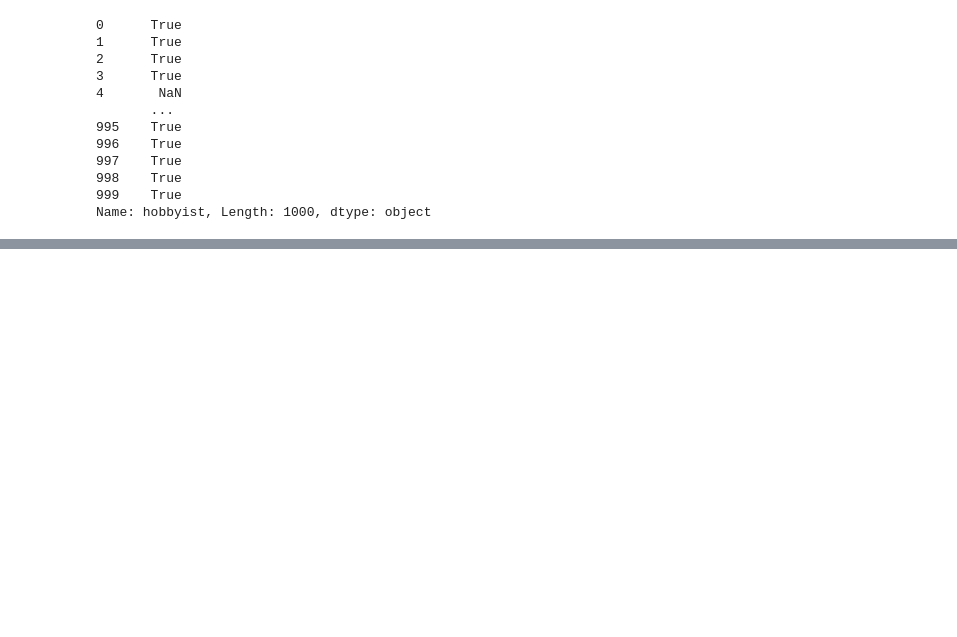
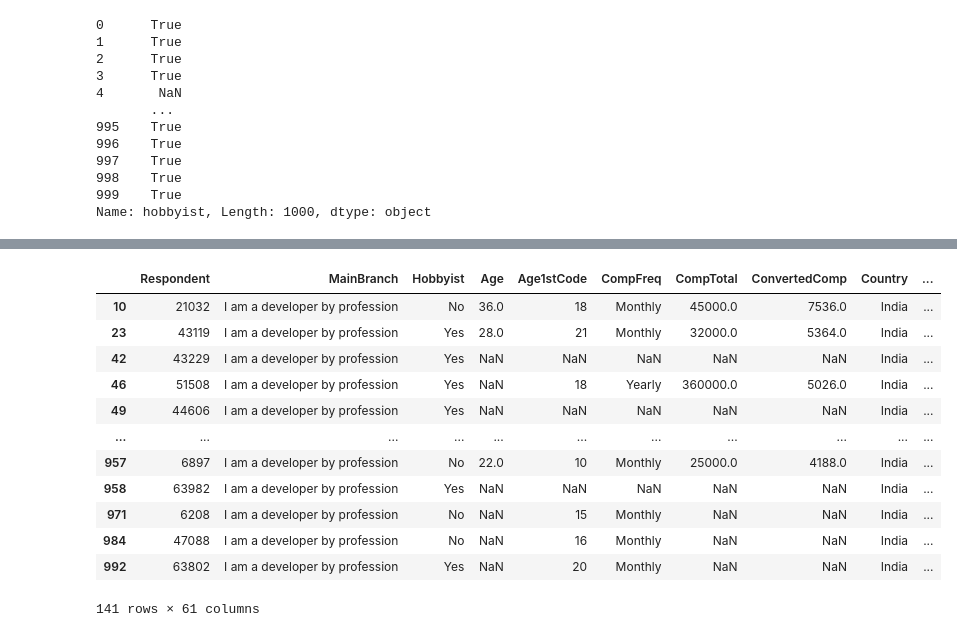
Before and after one commit to YJCheng1210/Matplotlib_Numpy_Pandas, a Jupyter notebook: Pandas_Lab2 - Data Analysis, Filtering, Groupby, Joining.ipynb, the cells around one changed output, grey strips where cells are left out. Cells and saved outputs as stored; diff of their text form; code cells hidden in the pictures; blank space fills up the shorter version.

```diff
--- a/Pandas_Lab2 - Data Analysis, Filtering, Groupby, Joining.ipynb
+++ b/Pandas_Lab2 - Data Analysis, Filtering, Groupby, Joining.ipynb
@@ -2041,0 +2091,18 @@ Name: age1stcode, Length: 1000, dtype: bool
+# %%
+country_groups = survey_df.groupby(['Country'])
+# %%
+country_groups.get_group('India')
+# %% [output]
+|  | Respondent | MainBranch | Hobbyist | Age | Age1stCode | CompFreq | CompTotal | ConvertedComp | Country | ... |
+| 10 | 21032 | I am a developer by profession | No | 36.0 | 18 | Monthly | 45000.0 | 7536.0 | India | ... |
+| 23 | 43119 | I am a developer by profession | Yes | 28.0 | 21 | Monthly | 32000.0 | 5364.0 | India | ... |
+| 42 | 43229 | I am a developer by profession | Yes | NaN | NaN | NaN | NaN | NaN | India | ... |
+| 46 | 51508 | I am a developer by profession | Yes | NaN | 18 | Yearly | 360000.0 | 5026.0 | India | ... |
+| 49 | 44606 | I am a developer by profession | Yes | NaN | NaN | NaN | NaN | NaN | India | ... |
+| ... | ... | ... | ... | ... | ... | ... | ... | ... | ... | ... |
+| 957 | 6897 | I am a developer by profession | No | 22.0 | 10 | Monthly | 25000.0 | 4188.0 | India | ... |
+| 958 | 63982 | I am a developer by profession | Yes | NaN | NaN | NaN | NaN | NaN | India | ... |
+| 971 | 6208 | I am a developer by profession | No | NaN | 15 | Monthly | NaN | NaN | India | ... |
+| 984 | 47088 | I am a developer by profession | No | NaN | 16 | Monthly | NaN | NaN | India | ... |
+| 992 | 63802 | I am a developer by profession | Yes | NaN | 20 | Monthly | NaN | NaN | India | ... |
+141 rows × 61 columns
```
Also changed, not shown: parts of 63 cells of this notebook.
